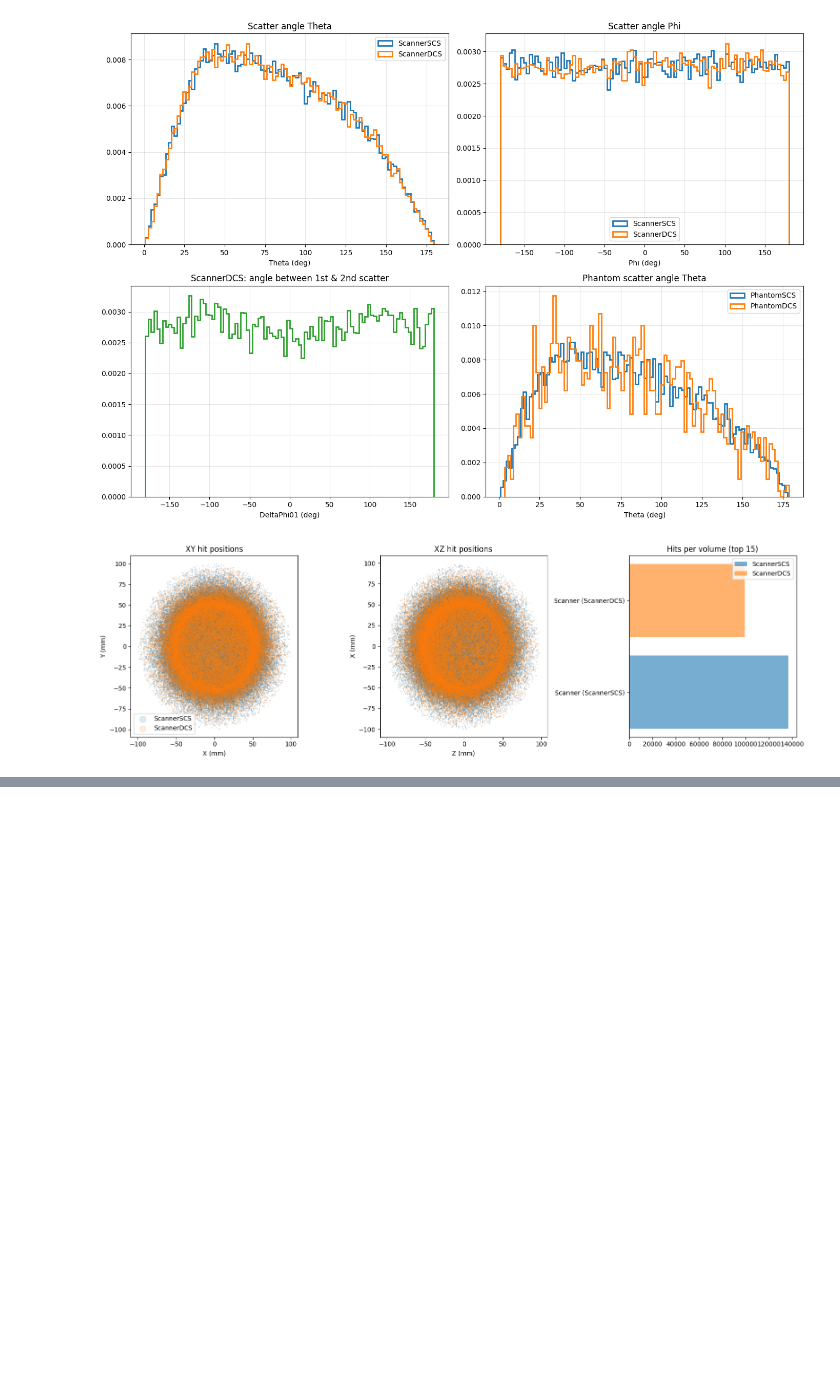
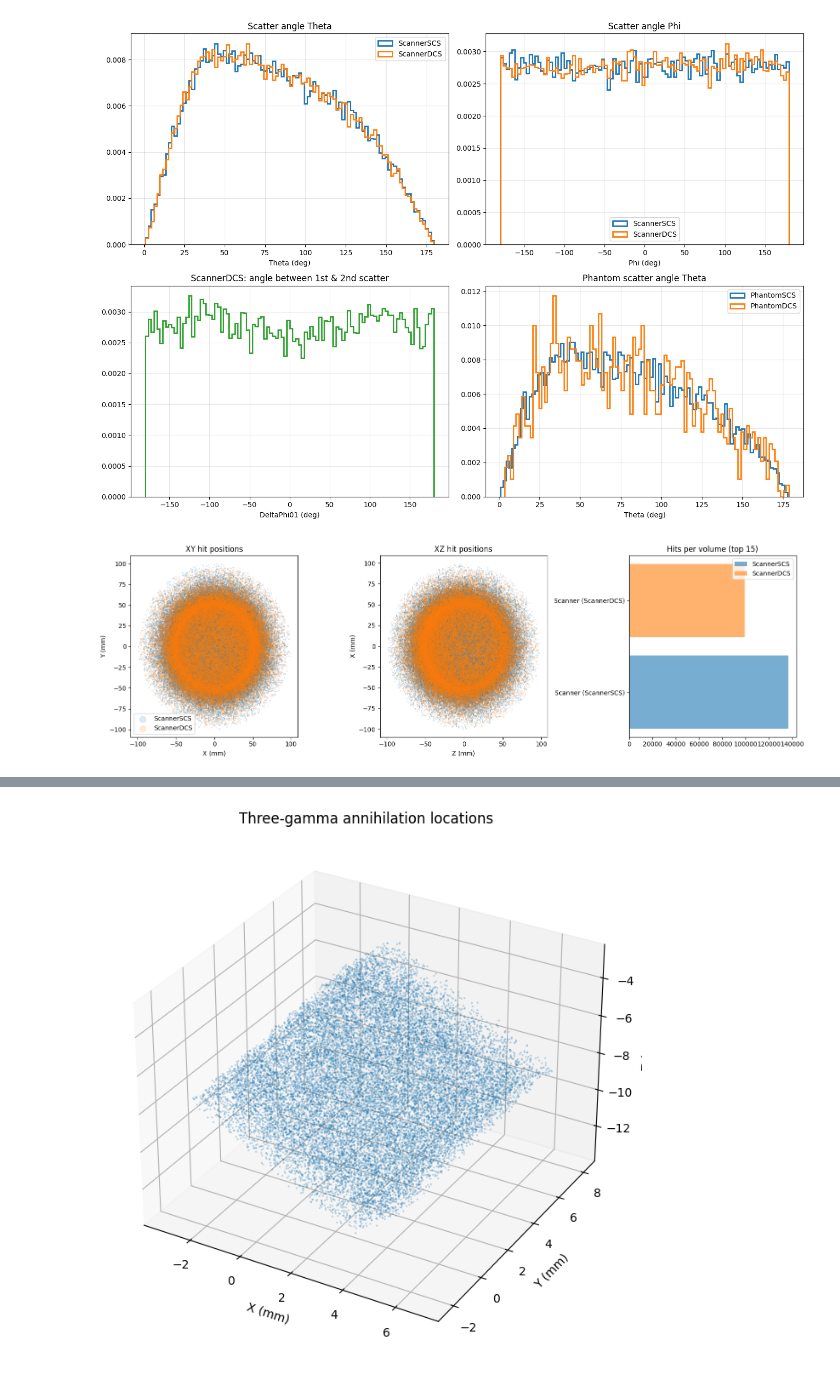
Before and after one commit to mw2304/SummerProject2026, a Jupyter notebook: merged_sim_job.ipynb, the cells around one changed output, grey strips where cells are left out. Saved outputs shown, nothing was run; the diff lists cells and outputs as text; code cells hidden in the pictures; blank space fills up the shorter version.

```diff
--- a/merged_sim_job.ipynb
+++ b/merged_sim_job.ipynb
@@ -328,0 +429,18 @@ plt.show()
+# %%
+fig = plt.figure(figsize=(9,8))
+ax = fig.add_subplot(111, projection="3d")
+
+ax.scatter(data["AnnihilX_mm"],
+           data["AnnihilY_mm"],
+           data["AnnihilZ_mm"],
+           s=0.3,
+           alpha=0.15)
+
+ax.set_xlabel("X (mm)")
+ax.set_ylabel("Y (mm)")
+ax.set_zlabel("Z (mm)")
+ax.set_title("Three-gamma annihilation locations")
+
+plt.show()
+# %% [output]
+[figure, added]
```
Also changed, not shown: parts of 13 cells of this notebook.
